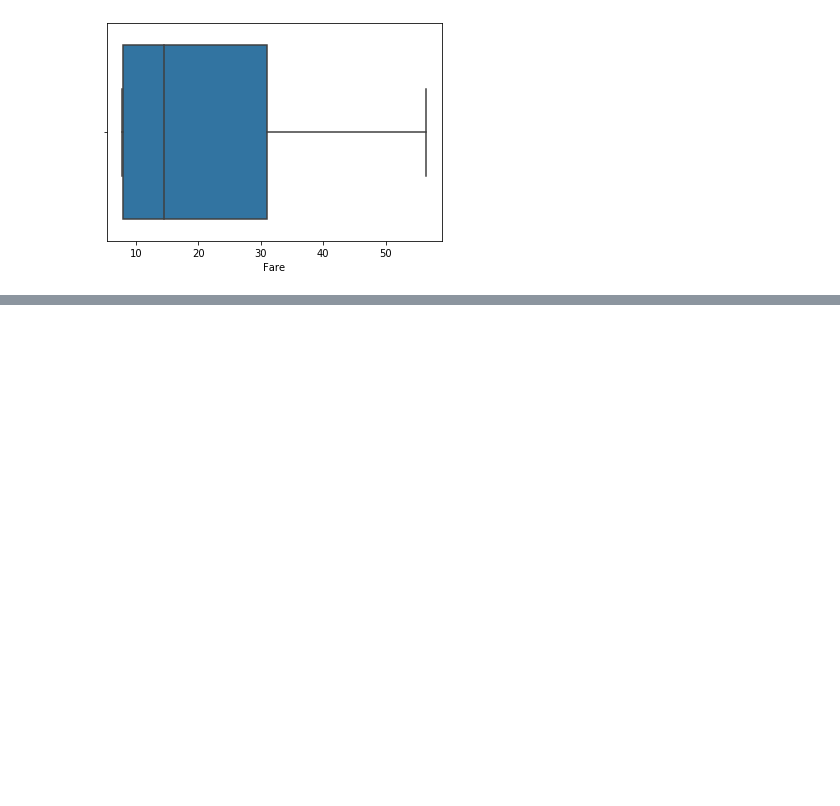
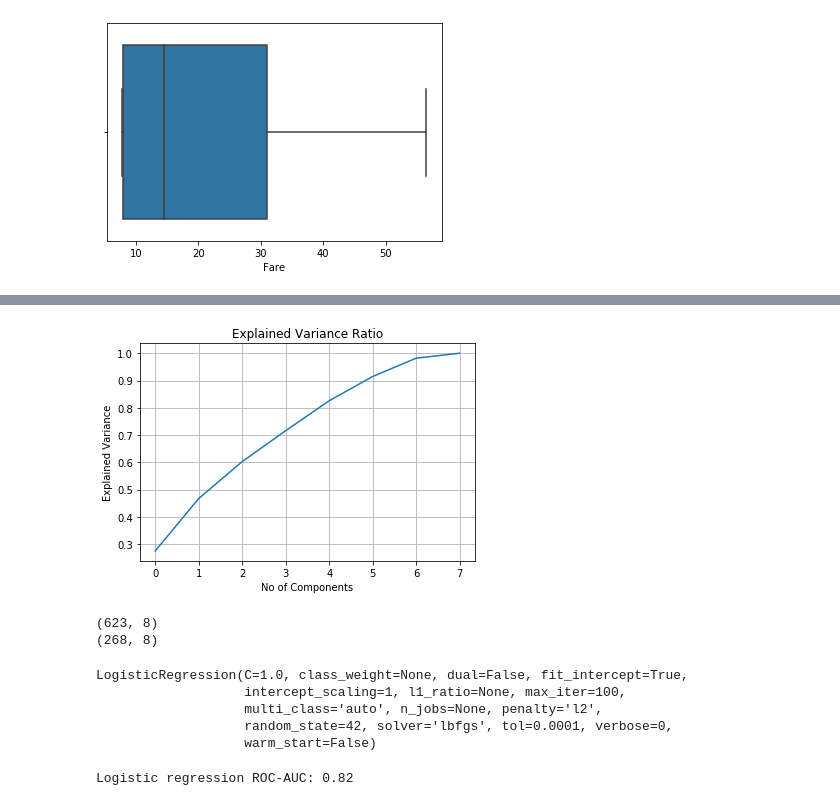
Before and after one commit to yukan97/Kaggles-Titanic-Competition, a Jupyter notebook: Kaggles Titanic Competition.ipynb, the cells around one changed output, grey strips where cells are left out. Drawn from its saved outputs; the diff is of its cells as text; code cells hidden in the pictures; blank space fills up the shorter version.

```diff
--- a/Kaggles Titanic Competition.ipynb
+++ b/Kaggles Titanic Competition.ipynb
@@ -137,0 +195,37 @@ train.drop(['Age'],axis=1)
+# %%
+scaler = StandardScaler()
+scale=scaler.fit(train_X)
+X_scaled=scaler.transform(train_X)
+# %%
+def sklearn_pca(data, n_components=None):
+    '''This function builds the scikit-learn PCA model.
+    Args:
+    data: demographic dataframe
+    n_components: number of components
+    returns:
+    pca: pca model
+    data_transformed: transformed data
+    '''
+    pca = PCA(n_components)
+    data_transformed = pca.fit_transform(data)
+    return pca, data_transformed
+# %%
+def plot_variance_sklearn(pca):
+    '''This function plots the graph of the explained variance ratio.
+    Args:
+    pca: pca model
+    returns: none
+    '''
+    exp_variance = np.cumsum(pca.explained_variance_ratio_)
+    plt.plot(exp_variance)
+    plt.xlabel('No of Components')
+    plt.ylabel('Explained Variance')
+    plt.title('Explained Variance Ratio')
+    plt.grid(b=True)
+    plot = plt.show()
+# %%
+pca_model, pca_transformed = sklearn_pca(X_scaled)
+# %%
+plot_variance_sklearn(pca_model)
+# %% [output]
+[figure, added]
@@ -137,0 +236,20 @@ train.drop(['Age'],axis=1)
+# %%
+print(X_train.shape)
+print(X_val.shape)
+# %% [output]
+(623, 8)
+(268, 8)
+# %%
+lr = LogisticRegression(random_state=42)
+lr.fit(X_train, y_train.values.ravel())
+# %% [output]
+LogisticRegression(C=1.0, class_weight=None, dual=False, fit_intercept=True,
+                   intercept_scaling=1, l1_ratio=None, max_iter=100,
+                   multi_class='auto', n_jobs=None, penalty='l2',
+                   random_state=42, solver='lbfgs', tol=0.0001, verbose=0,
+                   warm_start=False)
+# %%
+y_pred = lr.predict_proba(X_val)[:,1]
+print('Logistic regression ROC-AUC: {:.2f}'.format(roc_auc_score(y_val, y_pred)))
+# %% [output]
+Logistic regression ROC-AUC: 0.82
```
Also changed, not shown: parts of 46 cells of this notebook, 2 other files.
